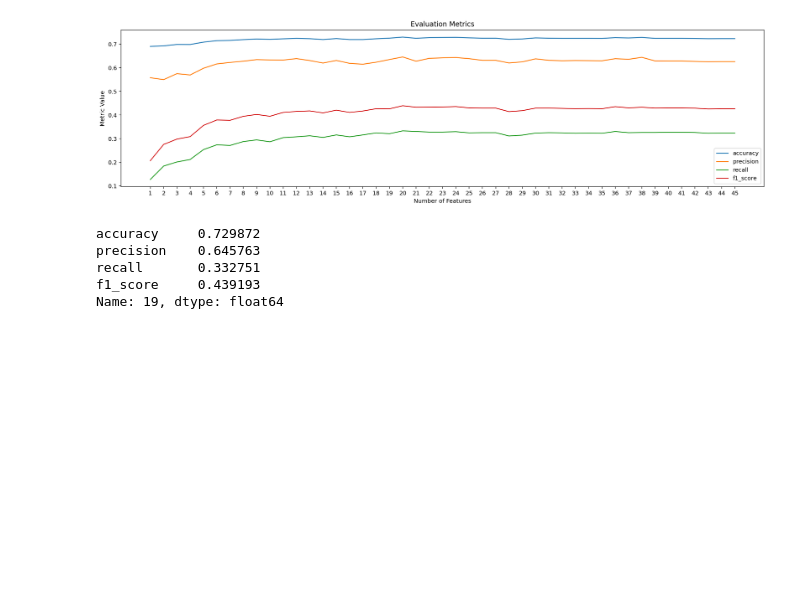
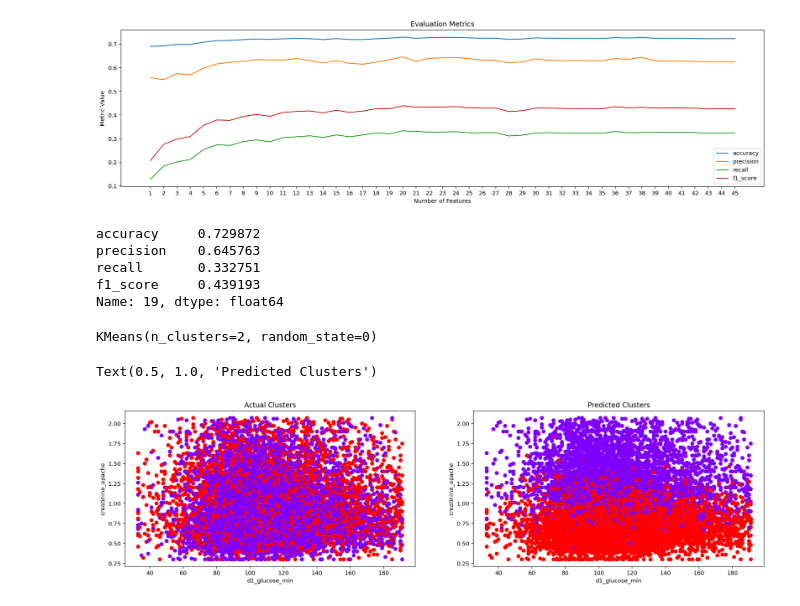
Before and after one commit to walidsi/freelancer-com-diabetes-mellitus, a Jupyter notebook: diabetes-mellitus-prediction.ipynb, the cells around one changed output. Saved outputs shown, nothing was run; the diff lists cells and outputs as text; code cells hidden in the pictures; blank space fills up the shorter version.

Commit message:
feat: Add clustering

```diff
--- a/diabetes-mellitus-prediction.ipynb
+++ b/diabetes-mellitus-prediction.ipynb
@@ -406,3 +406,38 @@ precision    0.645763
 recall       0.332751
 f1_score     0.439193
 Name: 19, dtype: float64
+# %%
+from sklearn.cluster import KMeans
+from sklearn.preprocessing import StandardScaler
+
+k_means = KMeans(n_clusters = 2, random_state=0)
+
+scaled_X_train = StandardScaler().fit_transform(X_train[top_features.values[0:10]])
+k_means.fit(scaled_X_train)
+# %% [output]
+KMeans(n_clusters=2, random_state=0)
+# %%
+import matplotlib.pyplot as plt
+%config InlineBackend.figure_format='retina'
+
+x_feat_num = 0
+y_feat_num = 5
+
+fig, ax = plt.subplots(1, 2, figsize=(20, 5))
+
+plt.sca(ax[0])
+plt.scatter(X_train[top_features.values[x_feat_num]].values, X_train[top_features.values[y_feat_num]].values,
+            c=y_train, cmap='rainbow')
+plt.xlabel(top_features.values[x_feat_num])
+plt.ylabel(top_features.values[y_feat_num])
+plt.title('Actual Clusters')
+
+plt.sca(ax[1])
+plt.scatter(X_train[top_features.values[x_feat_num]].values, X_train[top_features.values[y_feat_num]].values,
+            c=k_means.labels_, cmap='rainbow')
+plt.xlabel(top_features.values[x_feat_num])
+plt.ylabel(top_features.values[y_feat_num])
+plt.title('Predicted Clusters')
+# %% [output]
+Text(0.5, 1.0, 'Predicted Clusters')
+[figure, added]
```
